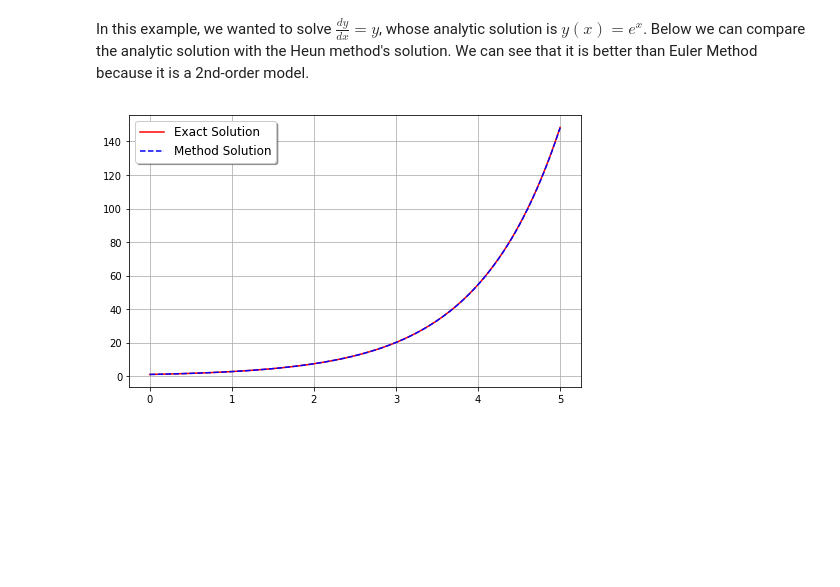
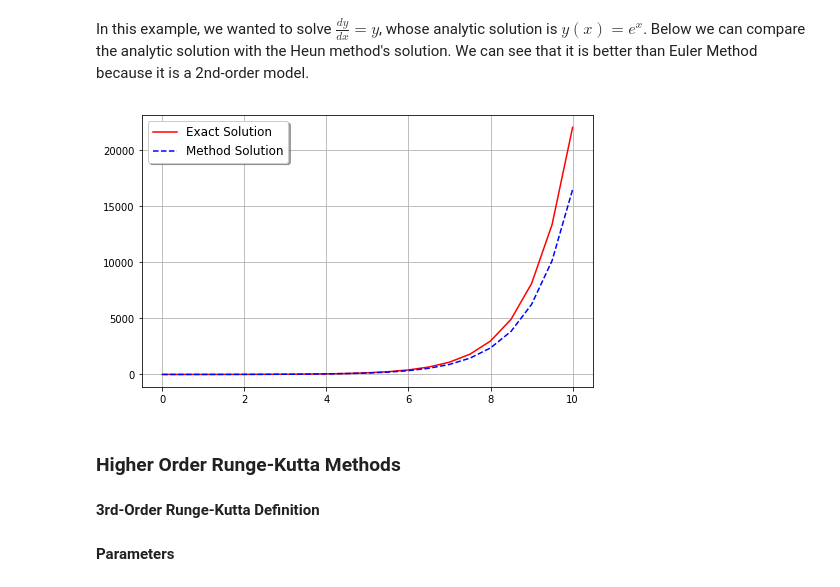
Before and after one commit to rodrigoescorcio/Numerical, a Jupyter notebook: Ordinary-Differential-Equations.ipynb, the cells around one changed output. Cells and saved outputs as stored; diff of their text form; code cells hidden in the pictures; blank space fills up the shorter version.

```diff
--- a/Ordinary-Differential-Equations.ipynb
+++ b/Ordinary-Differential-Equations.ipynb
@@ -57,16 +57,16 @@ def euler(f, x0, y0, h, N):
 def f(x,y):
     return y
 
-t0 = 0
+x0 = 0
 y0 = 1
-h = 0.05
-N = 100
+h = 0.5
+N = 20
 # %% [markdown]
 **Ploting the results**
 # %% [markdown]
 In this example, we wanted to solve $\frac{dy}{dx} = y$, whose analytic solution is $y(x) = e^x$. Below we can compare the analytic solution with the Euler method's solution.
 # %%
-x, y = euler(f, t0, y0, h, N)
+x, y = euler(f, x0, y0, h, N)
 
 plt.figure(figsize=(8.09,5))
 plt.plot(x,np.exp(x),'r', label="Exact Solution")
@@ -92,36 +92,40 @@ The function *heun* takes five arguments:
 
 The function returns the data points $x$ and $y$.
 # %%
-def heun(f, t0, y0, h, N):
-    t = t0 + np.arange(N+1)*h
+def heun(f, x0, y0, h, N):
+    x = x0 + np.arange(N+1)*h
     y = np.zeros(N+1)
     y[0] = y0
     for n in range(N):
-        y[n+1] = y[n] + (h/2.0)*( f(t[n], y[n]) + f(t[n]+h, y[n]+h*f(t[n],y[n])) )
-    return t,y
+        y[n+1] = y[n] + (h/2.0)*( f(x[n], y[n]) + f(x[n]+h, y[n]+h*f(x[n],y[n])) )
+    return x,y
 # %% [markdown]
 **Parameters**
 # %%
-def f(t,y):
+def f(x,y):
     return y
 
-t0 = 0
+x0 = 0
 y0 = 1
-h = 0.05
-N = 100
+h = 0.5
+N = 20
 # %% [markdown]
 **Ploting results**
 # %% [markdown]
 In this example, we wanted to solve $\frac{dy}{dx} = y$, whose analytic solution is $y(x) = e^x$. Below we can compare the analytic solution with the Heun method's solution. We can see that it is better than Euler Method because it is a 2nd-order model.
 # %%
-t, y = heun(f, t0, y0, h, N)
+x, y = heun(f, x0, y0, h, N)
 
 plt.figure(figsize=(8.09,5))
-plt.plot(t,np.exp(t),'r', label="Exact Solution")
-plt.plot(t,y, 'b--', label="Method Solution")
+plt.plot(x,np.exp(x),'r', label="Exact Solution")
+plt.plot(x,y, 'b--', label="Method Solution")
 plt.grid()
 plt.legend(shadow=True, fontsize=12, loc=0)
 
 plt.show()
 # %% [output]
-[figure, old version]
+[figure, new version]
+# %% [markdown]
+### Higher Order Runge-Kutta Methods
+# %% [markdown]
+**3rd-Order Runge-Kutta Definition**
@@ -127,0 +143,2 @@ plt.show()
+# %% [markdown]
+**Parameters**
```
Also changed, not shown: parts of 14 cells of this notebook, 1 other file.
